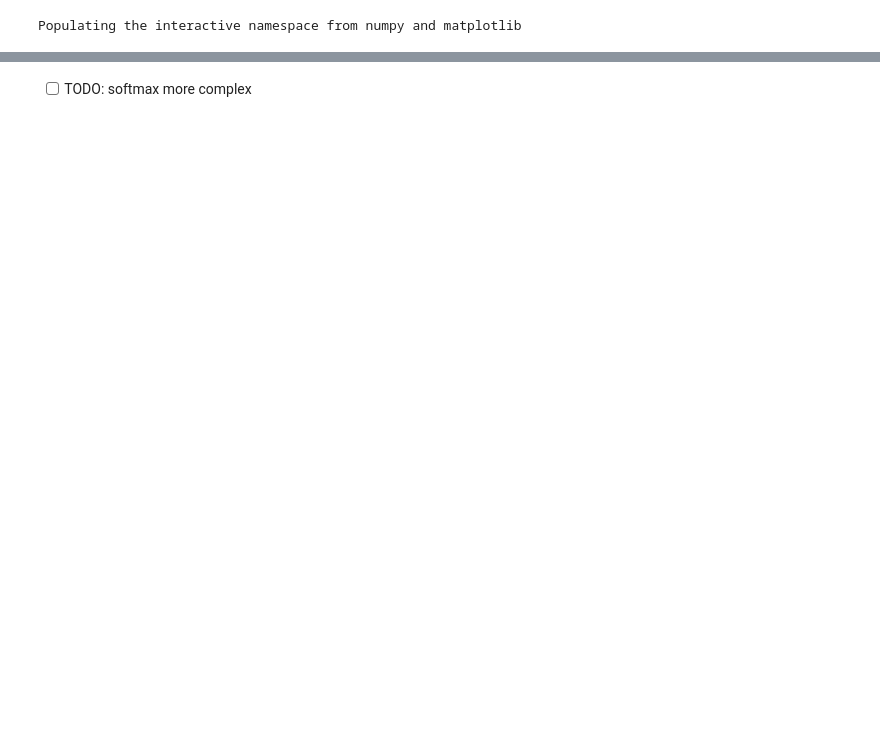
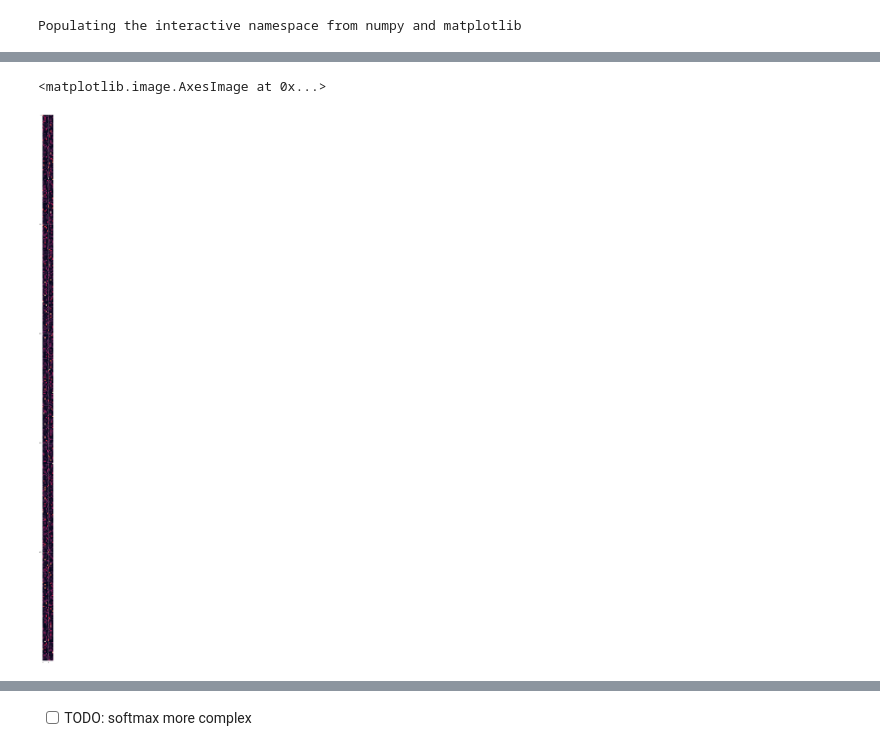
Before and after one commit to dipfinal/non-iid, a Jupyter notebook: jupyter/CR_softmax.ipynb, the cells around one changed output, grey strips where cells are left out. Drawn from its saved outputs; the diff is of its cells as text; code cells hidden in the pictures; blank space fills up the shorter version.

```diff
--- a/jupyter/CR_softmax.ipynb
+++ b/jupyter/CR_softmax.ipynb
@@ -5,8 +5,6 @@ import numpy as np
 import pandas as pd
 import matplotlib.pyplot as plt
 import seaborn as sns
-sns.set()
-sns.set_style('whitegrid')
 import h5py
 import os
 from tqdm import tqdm_notebook as tqdm
@@ -46,7 +59,11 @@ def oneHotEncoding(y, numOfClasses):
 # %%
-X = 2*np.round(np.random.rand(1000, 20))-1; # 1000 samples and 20 features
-beta_true = np.ones([20, 1]);
-Y = (sigmoid(np.dot(X,beta_true))>=0.5).astype('double');
+feature_num = 20
+sample_num = 500
+class_num = 10
+eps=10e-3
+X = 2*np.round(np.random.rand(sample_num, feature_num))-1; # 1000 samples and 20 features
+beta_true = np.random.random([feature_num, class_num]);
+Y = sigmoid(np.dot(X,beta_true))
 lambda0 = 1; #Logistic loss
 lambda1 = 0.1; #Balancing loss
 lambda2 = 1; #L_2 norm of sample weight
@@ -55,5 +72,11 @@ lambda4 = 0.001; #L_1 norm of bata
 lambda5 = 1; #Normalization of sample weight
 MAXITER = 1000;
 ABSTOL = 1e-3;
-W_init = np.random.rand(1000, 1);
-beta_init = 0.5*np.ones([20, 1]);
+W_init = np.random.rand(sample_num, 1);
+beta_init = 0.5*np.ones([feature_num, class_num]);
+# %%
+fig,ax=plt.subplots(1,figsize=(10,80))
+ax.imshow(Y)
+# %% [output]
+<matplotlib.image.AxesImage at 0x...>
+[figure, added]
```
Also changed, not shown: parts of 50 cells of this notebook, 4 other files.
